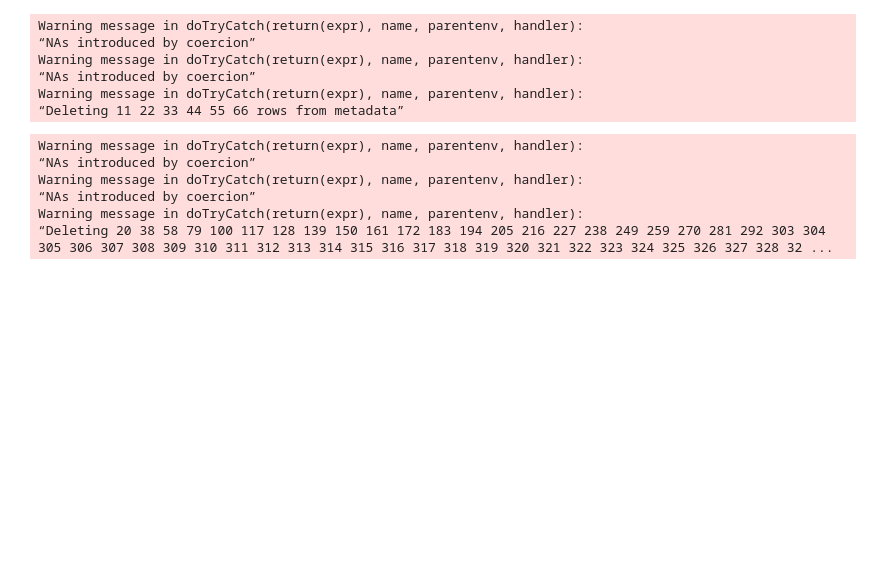
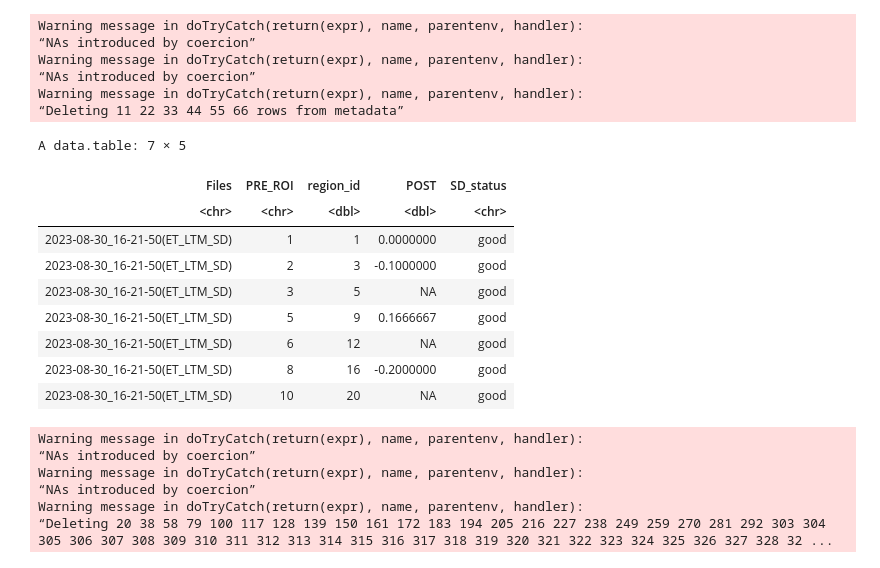
Before and after one commit to shaliulab/idoc-paper, a Jupyter notebook: 0_compile_metadata.ipynb, the cells around one changed output. Drawn from its saved outputs; the diff is of its cells as text; code cells hidden in the pictures; blank space fills up the shorter version.

```diff
--- a/0_compile_metadata.ipynb
+++ b/0_compile_metadata.ipynb
@@ -207,6 +207,19 @@ metadata[ , interval := interactor_time_window]
 metadata[ , interactor_time_window := NULL]
 metadata[, SD_quality := NULL]
 metadata[, SD_quality_second_eye := NULL]
+# %%
+metadata[substr(Files, 1, 10)=="2023-08-30", .(Files, PRE_ROI, region_id, POST, SD_status)]
+# %% [output]
+A data.table: 7 × 5
+| Files | PRE_ROI | region_id | POST | SD_status |
+| <chr> | <chr> | <dbl> | <dbl> | <chr> |
+| 2023-08-30_16-21-50(ET_LTM_SD) | 1 | 1 | 0.0000000 | good |
+| 2023-08-30_16-21-50(ET_LTM_SD) | 2 | 3 | -0.1000000 | good |
+| 2023-08-30_16-21-50(ET_LTM_SD) | 3 | 5 | NA | good |
+| 2023-08-30_16-21-50(ET_LTM_SD) | 5 | 9 | 0.1666667 | good |
+| 2023-08-30_16-21-50(ET_LTM_SD) | 6 | 12 | NA | good |
+| 2023-08-30_16-21-50(ET_LTM_SD) | 8 | 16 | -0.2000000 | good |
+| 2023-08-30_16-21-50(ET_LTM_SD) | 10 | 20 | NA | good |
 # %%
 data.table::fwrite(x = metadata, file="metadata.csv")
 # %%
```
Also changed, not shown: parts of 6 cells of this notebook, 8 other files.
